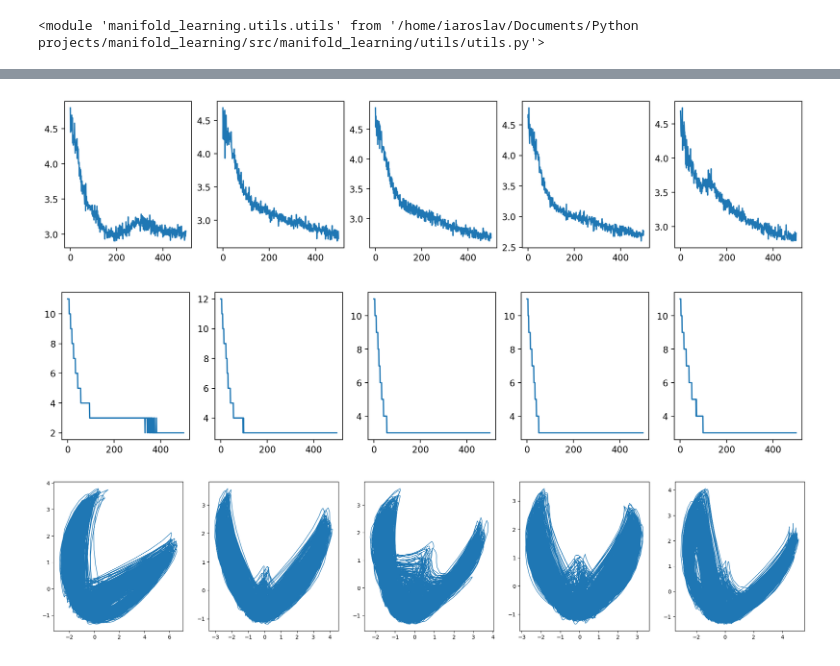
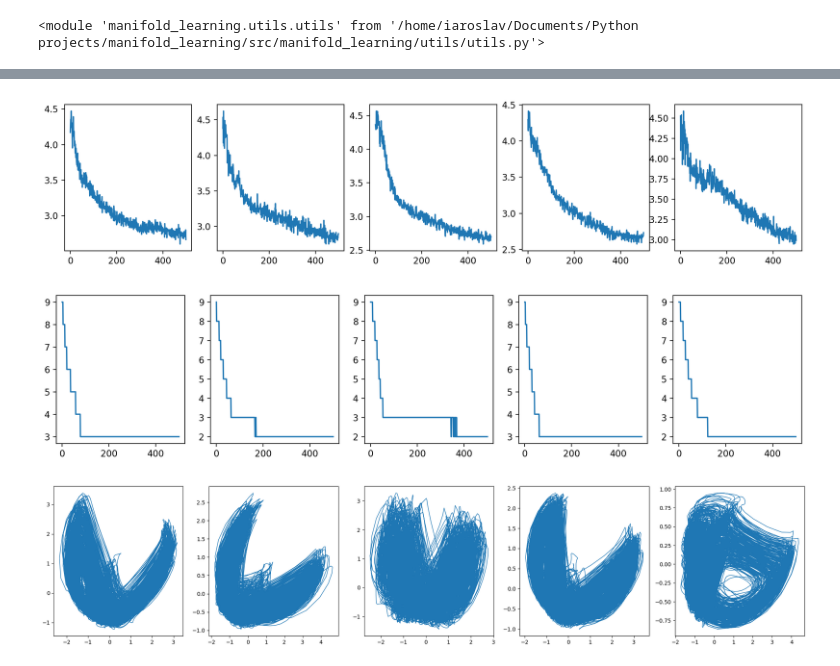
Before and after one commit to z7743/manifold_learning, a Jupyter notebook: notebooks/Correlation dimension test.ipynb, the cells around one changed output, grey strips where cells are left out. Saved outputs shown, nothing was run; the diff lists cells and outputs as text; code cells hidden in the pictures.

```diff
--- a/notebooks/Correlation dimension test.ipynb
+++ b/notebooks/Correlation dimension test.ipynb
@@ -25,7 +26,7 @@ observables = np.concatenate([np.array([gaussian_kernel(x,e,sigma=15) for e in e
 
 observables = StandardScaler().fit_transform(observables)
 # %%
-trainer = IMD.IMD_nD(observables.shape[1], embed_dim=15, n_components=5,subtract_corr=True, device="cuda")
+trainer = IMD.IMD_nD(observables.shape[1], embed_dim=10, n_components=5,subtract_corr=True, device="cuda")
 
 corr_dims = []
 ranks = []
@@ -71,5 +72,5 @@ Epoch 1/1, Loss: 0.3436
-[figure, old version]
+[figure, new version]
-[figure, old version]
+[figure, new version]
 # %%
 plt.figure(figsize=(5*unmixed.shape[1],5))
 for i in range(unmixed.shape[1]):
@@ -77,4 +78,4 @@ for i in range(unmixed.shape[1]):
     x_pca = PCA(2).fit_transform(unmixed[:,i,:])
     plt.plot(x_pca[:,0],x_pca[:,1],linewidth=1)
 # %% [output]
-[figure, old version]
+[figure, new version]
```
Also changed, not shown: parts of 2 cells of this notebook, 2 other files.
